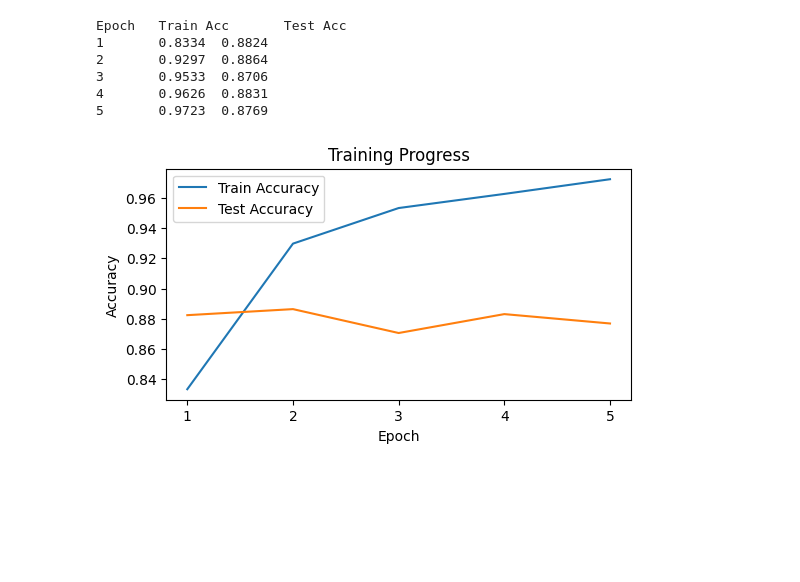
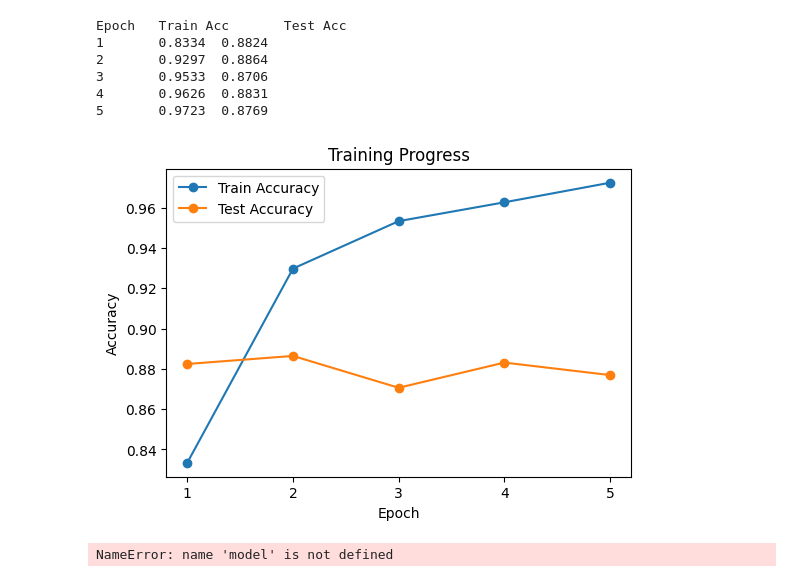
Before and after one commit to Swapnil949/ECE1512_2024F_ProjectRepo_SwapnilPatel, a Jupyter notebook: project_B/mamba/finetune_vit.ipynb, the cells around one changed output. Saved outputs shown, nothing was run; the diff lists cells and outputs as text; code cells hidden in the pictures; blank space fills up the shorter version.

```diff
--- a/project_B/mamba/finetune_vit.ipynb
+++ b/project_B/mamba/finetune_vit.ipynb
@@ -159,15 +159,20 @@ Epoch   Train Acc       Test Acc
 # %%
 # Plot train and test accuracy
 import matplotlib.pyplot as plt
 
 plt.figure(figsize=(6, 4))
-plt.plot(range(1, num_epochs + 1), train_acc, label="Train Accuracy")
-plt.plot(range(1, num_epochs + 1), test_acc, label="Test Accuracy")
+plt.plot(range(1, num_epochs + 1), train_acc, label="Train Accuracy", marker="o")
+plt.plot(range(1, num_epochs + 1), test_acc, label="Test Accuracy", marker="o")
 plt.title("Training Progress")
 plt.ylabel("Accuracy")
 plt.xlabel("Epoch")
 plt.legend()
 plt.xticks(range(1, num_epochs + 1))
 plt.show()
 # %% [output]
-[figure, old version]
+[figure, new version]
+# %%
+from huggingface_hub import PyTorchModelHubMixin
+vit_model.push_to_hub("Swapnil949/vit-finetuned-cifar100", use_temp_dir=True)
+# %% [output]
+NameError: name 'model' is not defined
```
Also changed, not shown: 1 other file.
